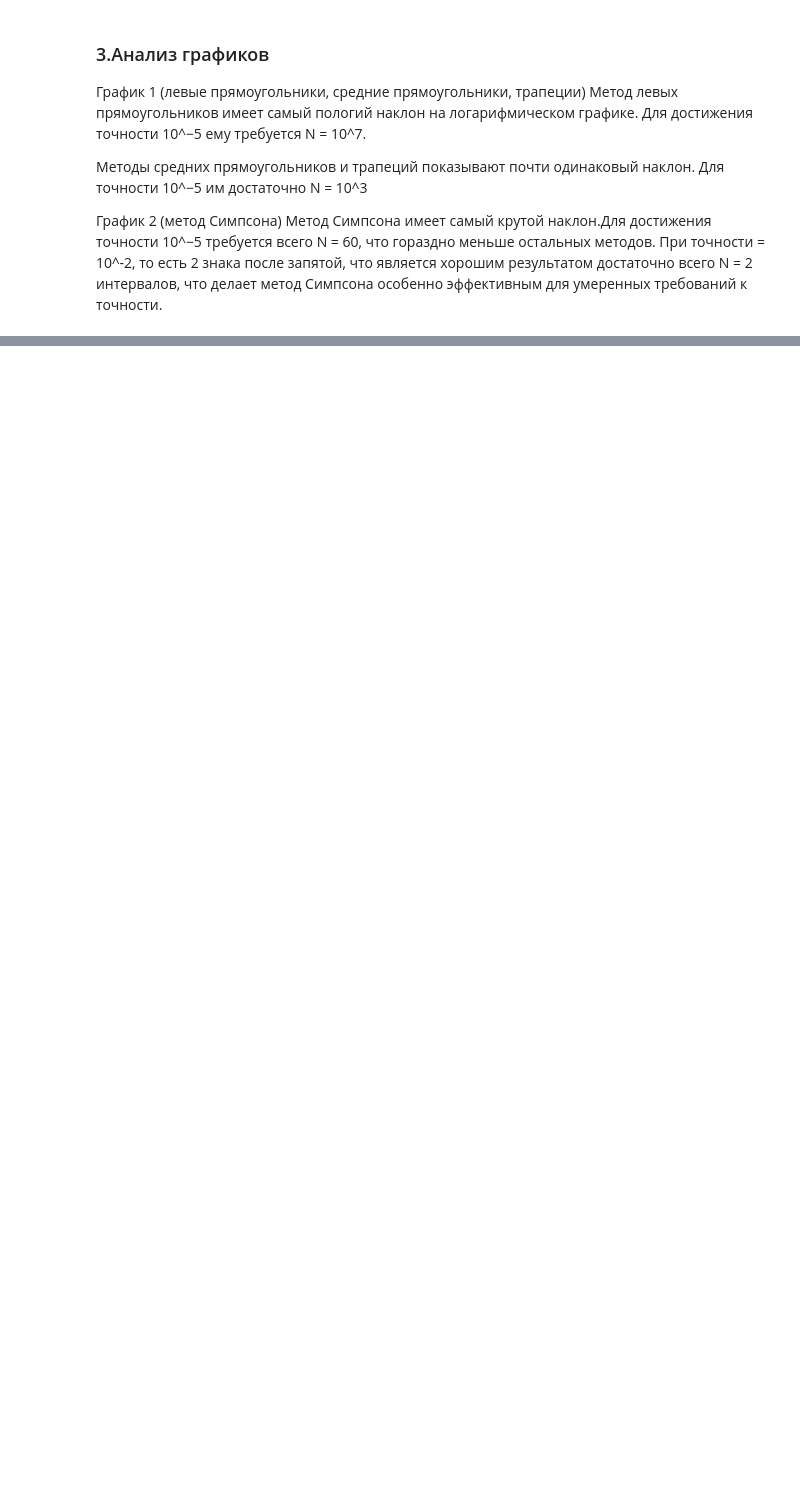
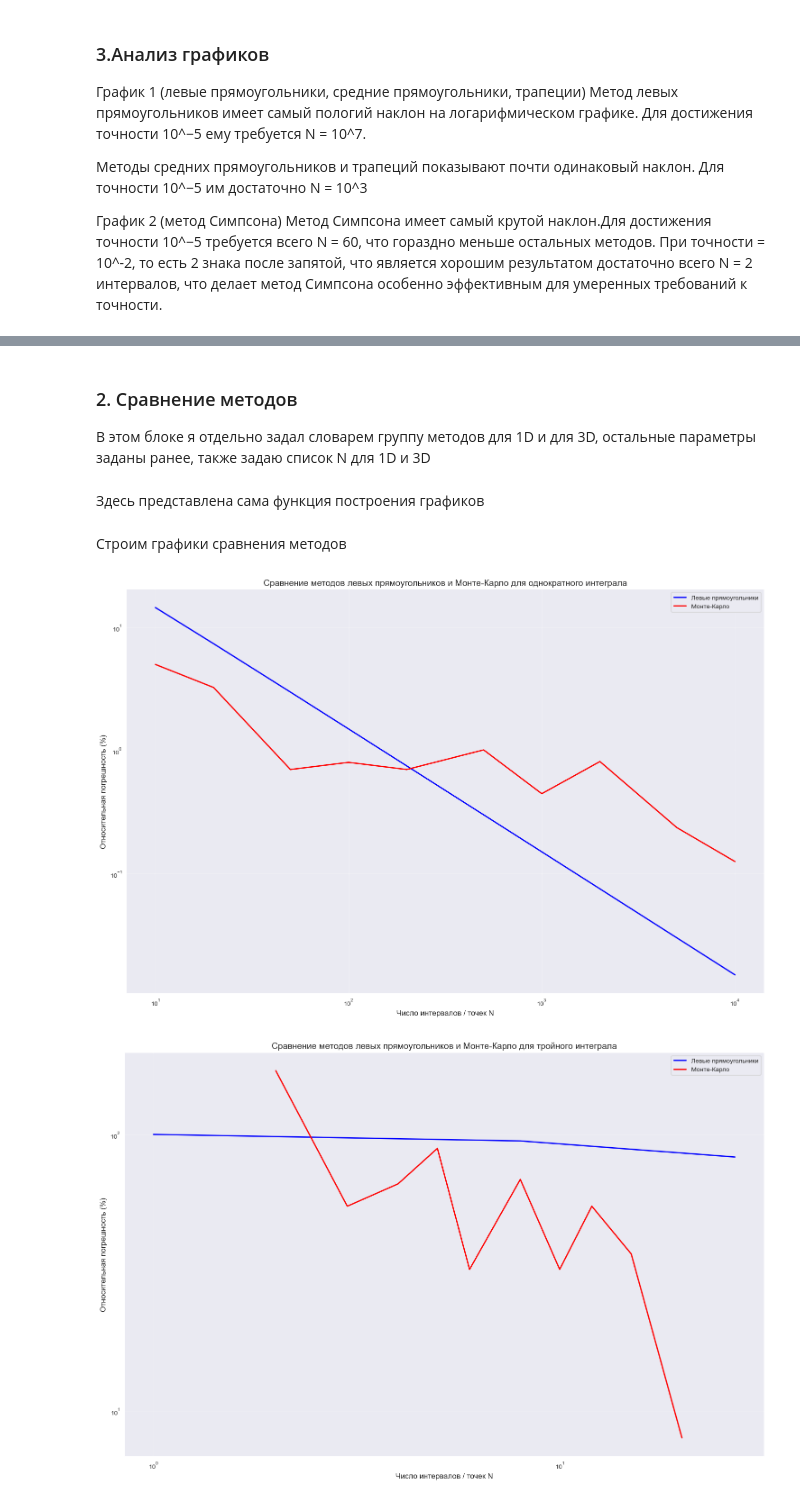
Before and after one commit to Merkury2006/MV, a Jupyter notebook: lab2.ipynb, the cells around one changed output, grey strips where cells are left out. Cells and saved outputs as stored; diff of their text form; code cells hidden in the pictures; blank space fills up the shorter version.

```diff
--- a/lab2.ipynb
+++ b/lab2.ipynb
@@ -367,0 +447,3 @@ plot_n_iterations_for_tolerance(methods_simpson, f, a, b, tolerance_values)
+# %% [markdown]
+### 2. Сравнение методов
+В этом блоке я отдельно задал словарем  группу методов для 1D и для 3D, остальные параметры заданы ранее, также задаю список N для 1D и 3D
@@ -367,0 +463,52 @@ plot_n_iterations_for_tolerance(methods_simpson, f, a, b, tolerance_values)
+# %% [markdown]
+Здесь представлена сама функция построения графиков
+# %%
+def plot_method_comparison(methods_dict: dict, a, b, f_func: callable, f_max, I_exact, N_values, num_trials_mc=20, dimension='1d'):
+    plt.figure(figsize=(15, 10))
+
+    for name, (color, method) in methods_dict.items():
+        errors = []
+        x_values = []
+
+        for N in N_values:
+            if 'Монте-Карло' == name:
+                # Для Монте-Карло усредняем по нескольким запускам
+                mc_values = []
+                for _ in range(num_trials_mc):
+                    I = method(f_func, a, b, f_max, N)
+                    mc_values.append(I)
+                I = np.mean(mc_values)
+                x_plot = N
+            else:
+                 if dimension == '3d':
+                    N_axis = int(round(N ** (1/3)))
+                    if N_axis < 1:
+                        N_axis = 1
+                    I = method(f_func, a, b, N_axis)
+                    x_plot = N_axis ** 3
+                 else:
+                    I = method(f_func, a, b, N)
+                    x_plot = N
+
+            err = abs(I - I_exact) / I_exact * 100
+            errors.append(err)
+            x_values.append(x_plot)
+
+        plt.loglog(x_values, errors, color=color, linewidth=2, label=name)
+
+    plt.xlabel('Число интервалов / точек N', fontsize=12)
+    plt.ylabel('Относительная погрешность (%)', fontsize=12)
+    plt.title(f'Сравнение методов левых прямоугольников и Монте-Карло для {'однократного' if dimension=='1d' else 'тройного'} интеграла' , fontsize=14)
+    plt.grid(True, alpha=0.3)
+    plt.legend(fontsize=10)
+    plt.tight_layout()
+    plt.show()
+# %% [markdown]
+Строим графики сравнения методов
+# %%
+plot_method_comparison(methods_1d, 0, 1, f1, f1_max, I_exact_1d, N_values_1d, dimension='1d')
+
+plot_method_comparison(methods_3d, 0, 1, f3, f3_max, I_exact_3d, N_values_3d, dimension='3d')
+# %% [output]
+[figure, added]
+[figure, added]
```
Also changed, not shown: parts of 7 cells of this notebook.
